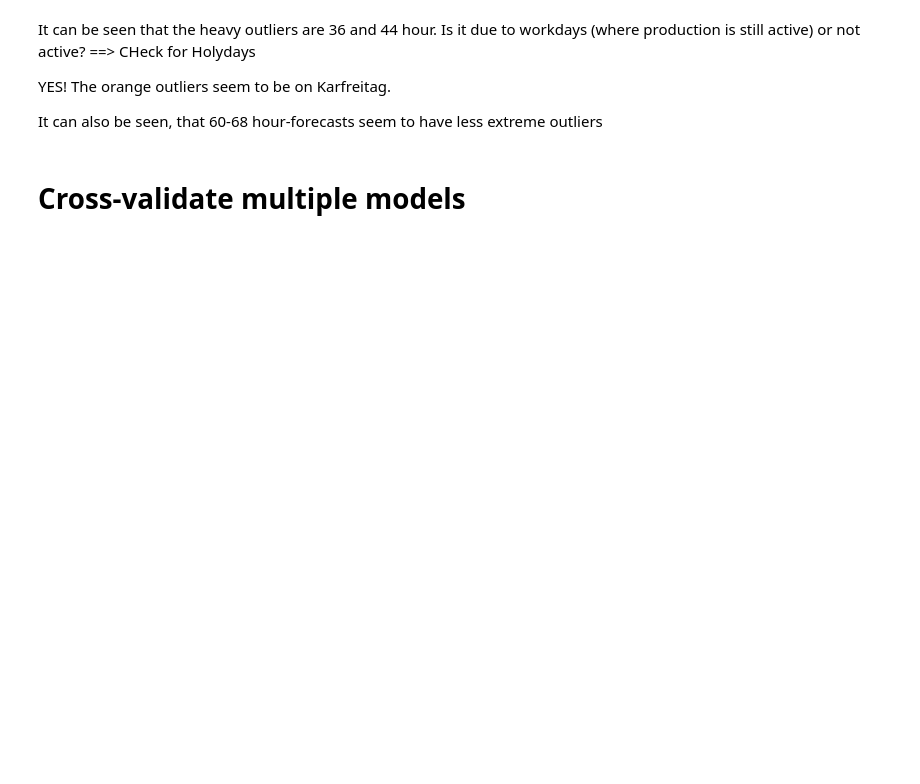
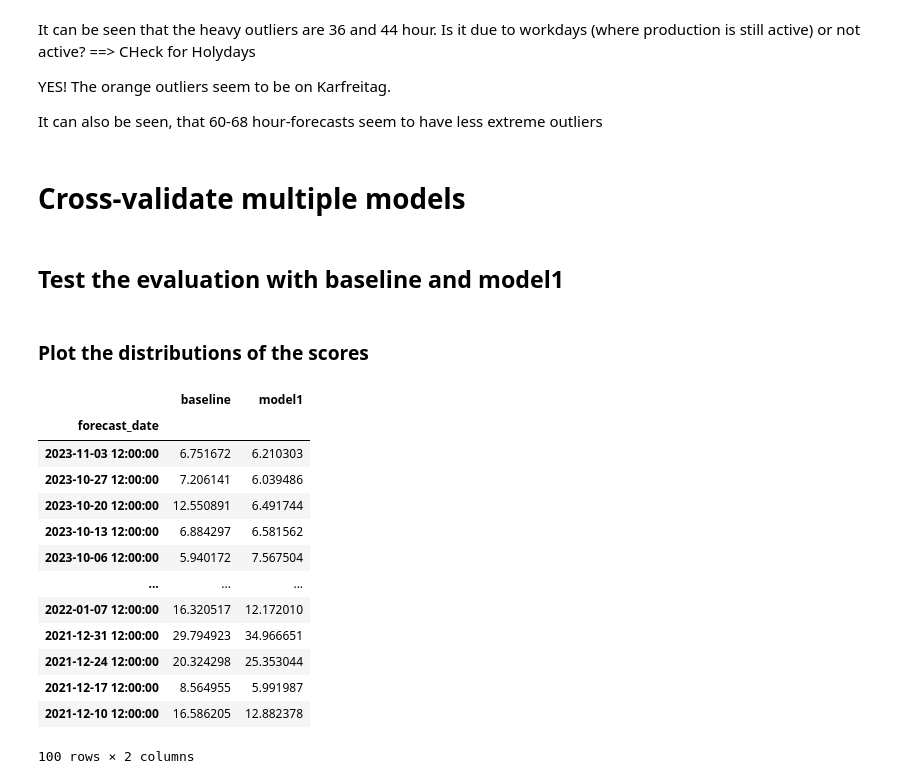
Before and after one commit to EliasKng/PTSFC, a Jupyter notebook: Energy/cross_validation.ipynb, the cells around one changed output. Drawn from its saved outputs; the diff is of its cells as text; code cells hidden in the pictures; blank space fills up the shorter version.

```diff
--- a/Energy/cross_validation.ipynb
+++ b/Energy/cross_validation.ipynb
@@ -168,6 +192,8 @@ def evaluate_model(model, df, last_x, years, months, weeks):
         # print(merged_df[['q0.025','q0.25','q0.5','q0.75','q0.975']])
         evaluation = pd.concat([evaluation, merged_df])
     return evaluation
+# %% [markdown]
+## Test the evaluation with baseline and model1
 # %%
 models = [
     {
@@ -187,0 +213,2 @@ evaluate_models(models, df_cval, last_x=100, weeks=True)
+# %% [markdown]
+### Plot the distributions of the scores
@@ -187,0 +219,17 @@ evaluate_models(models, df_cval, last_x=100, weeks=True)
+# %%
+score_df
+# %% [output]
+|  | baseline | model1 |
+| forecast_date |  |  |
+| 2023-11-03 12:00:00 | 6.751672 | 6.210303 |
+| 2023-10-27 12:00:00 | 7.206141 | 6.039486 |
+| 2023-10-20 12:00:00 | 12.550891 | 6.491744 |
+| 2023-10-13 12:00:00 | 6.884297 | 6.581562 |
+| 2023-10-06 12:00:00 | 5.940172 | 7.567504 |
+| ... | ... | ... |
+| 2022-01-07 12:00:00 | 16.320517 | 12.172010 |
+| 2021-12-31 12:00:00 | 29.794923 | 34.966651 |
+| 2021-12-24 12:00:00 | 20.324298 | 25.353044 |
+| 2021-12-17 12:00:00 | 8.564955 | 5.991987 |
+| 2021-12-10 12:00:00 | 16.586205 | 12.882378 |
+100 rows × 2 columns
```
Also changed, not shown: parts of 12 cells of this notebook, 1 other file.
